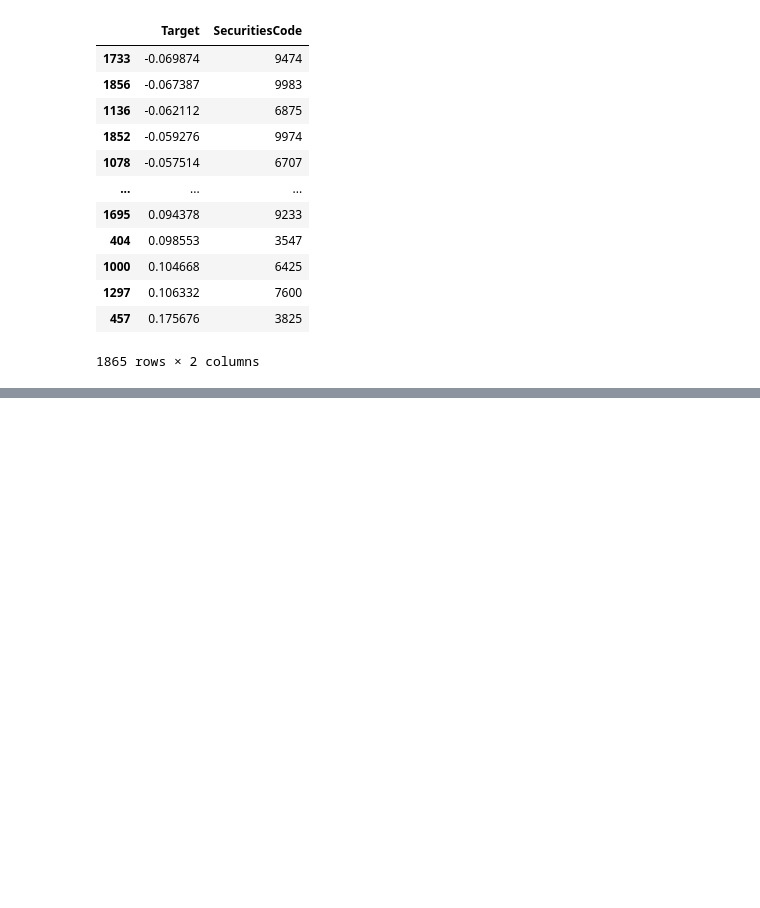
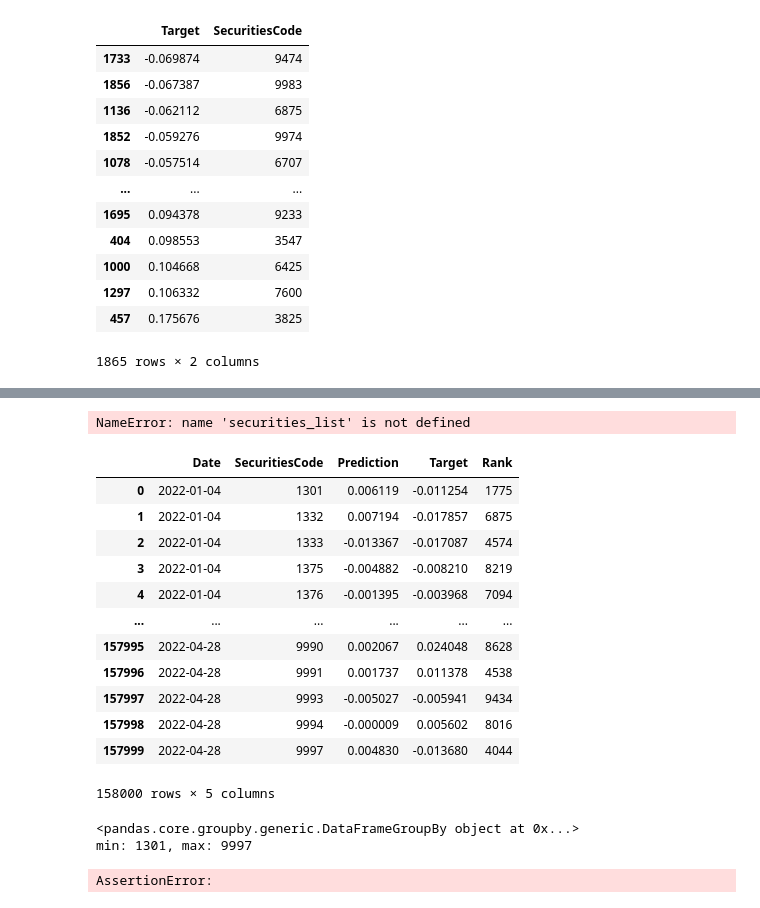
Before and after one commit to aymane-eljerari/jpx-2022, a Jupyter notebook: training.ipynb, the cells around one changed output, grey strips where cells are left out. Cells and saved outputs as stored; diff of their text form; code cells hidden in the pictures; blank space fills up the shorter version.

```diff
--- a/training.ipynb
+++ b/training.ipynb
@@ -141,0 +232,38 @@ plt.show()
+# %%
+dates = pred_df.groupby("Date")
+
+securities_dict = {i: stock_ids.index(i) for i in stock_ids}
+rank = []
+for i in tqdm(dates):
+    sorted_args = torch.argsort(torch.tensor(list(i[1]["Prediction"])), descending=True)
+    securities_sort = [list(securities_dict.keys())[list(securities_dict.values()).index(i)] for i in sorted_args]
+    sorted_ranks = [securities_sort.index(i) for i in stock_ids]
+    rank.append(sorted_ranks)
+
+new_rank = list(itertools.chain.from_iterable(rank))
+pred_df["Rank"] = new_rank
+# %% [output]
+NameError: name 'securities_list' is not defined
+# %%
+pred_df
+# pred_df.drop(columns=["Prediction"])
+# %% [output]
+|  | Date | SecuritiesCode | Prediction | Target | Rank |
+| 0 | 2022-01-04 | 1301 | 0.006119 | -0.011254 | 1775 |
+| 1 | 2022-01-04 | 1332 | 0.007194 | -0.017857 | 6875 |
+| 2 | 2022-01-04 | 1333 | -0.013367 | -0.017087 | 4574 |
+| 3 | 2022-01-04 | 1375 | -0.004882 | -0.008210 | 8219 |
+| 4 | 2022-01-04 | 1376 | -0.001395 | -0.003968 | 7094 |
+| ... | ... | ... | ... | ... | ... |
+| 157995 | 2022-04-28 | 9990 | 0.002067 | 0.024048 | 8628 |
+| 157996 | 2022-04-28 | 9991 | 0.001737 | 0.011378 | 4538 |
+| 157997 | 2022-04-28 | 9993 | -0.005027 | -0.005941 | 9434 |
+| 157998 | 2022-04-28 | 9994 | -0.000009 | 0.005602 | 8016 |
+| 157999 | 2022-04-28 | 9997 | 0.004830 | -0.013680 | 4044 |
+158000 rows × 5 columns
+# %%
+hf.calc_spread_return_sharpe(pred_df)
+# %% [output]
+<pandas.core.groupby.generic.DataFrameGroupBy object at 0x...>
+min: 1301, max: 9997
+AssertionError:
```
Also changed, not shown: parts of 16 cells of this notebook, 5 other files.
